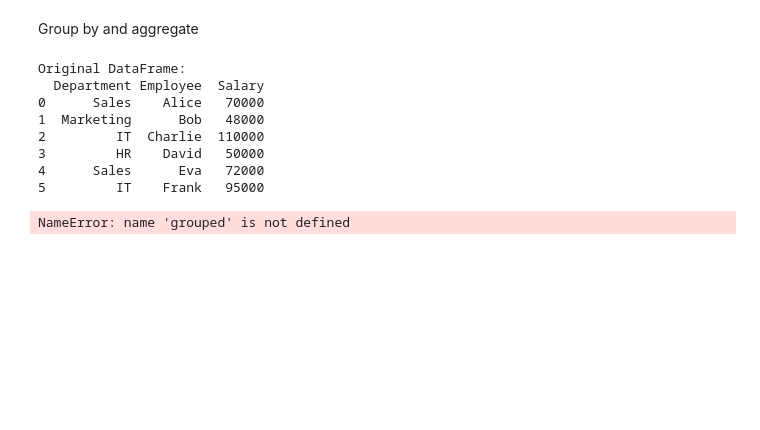
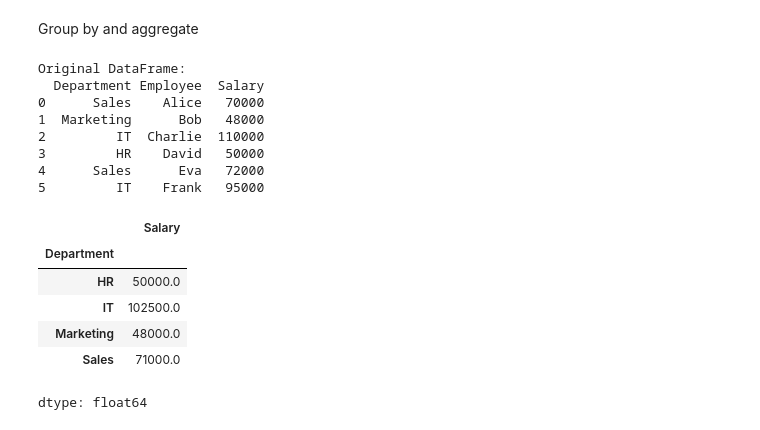
Before and after one commit to SShresth7272/Python-Code, a Jupyter notebook: Copy_of_Python_Pandas_Practice_sheet1.ipynb, the cells around one changed output. Drawn from its saved outputs; the diff is of its cells as text; code cells hidden in the pictures; blank space fills up the shorter version.

```diff
--- a/Copy_of_Python_Pandas_Practice_sheet1.ipynb
+++ b/Copy_of_Python_Pandas_Practice_sheet1.ipynb
@@ -628,31 +628,37 @@ print(df_filtered)
 # %% [markdown]
 Group by and aggregate
 # %%
+import pandas as pd
 data = {
     'Department': ['Sales', 'Marketing', 'IT', 'HR', 'Sales', 'IT'],
     'Employee': ['Alice', 'Bob', 'Charlie', 'David', 'Eva', 'Frank'],
     'Salary': [70000, 48000, 110000, 50000, 72000, 95000]
 }
 
 df = pd.DataFrame(data)
 print("Original DataFrame:")
 print(df)
+# Group by 'Department'
+grouped= df.groupby('Department')
+# Calculate mean salary per department
+mean_salary=grouped['Salary'].mean()
+mean_salary
 # %% [output]
 Original DataFrame:
   Department Employee  Salary
 0      Sales    Alice   70000
 1  Marketing      Bob   48000
 2         IT  Charlie  110000
 3         HR    David   50000
 4      Sales      Eva   72000
 5         IT    Frank   95000
+|  | Salary |
+| Department |  |
+| HR | 50000.0 |
+| IT | 102500.0 |
+| Marketing | 48000.0 |
+| Sales | 71000.0 |
+dtype: float64
 # %%
 # Group by 'Department'
 grouped= df.groupby('Department')
-# %%
-# Calculate mean salary per department
-mean_salary=grouped['Salary'].mean()
-
-print(mean_salary)
-# %% [output]
-NameError: name 'grouped' is not defined
```
